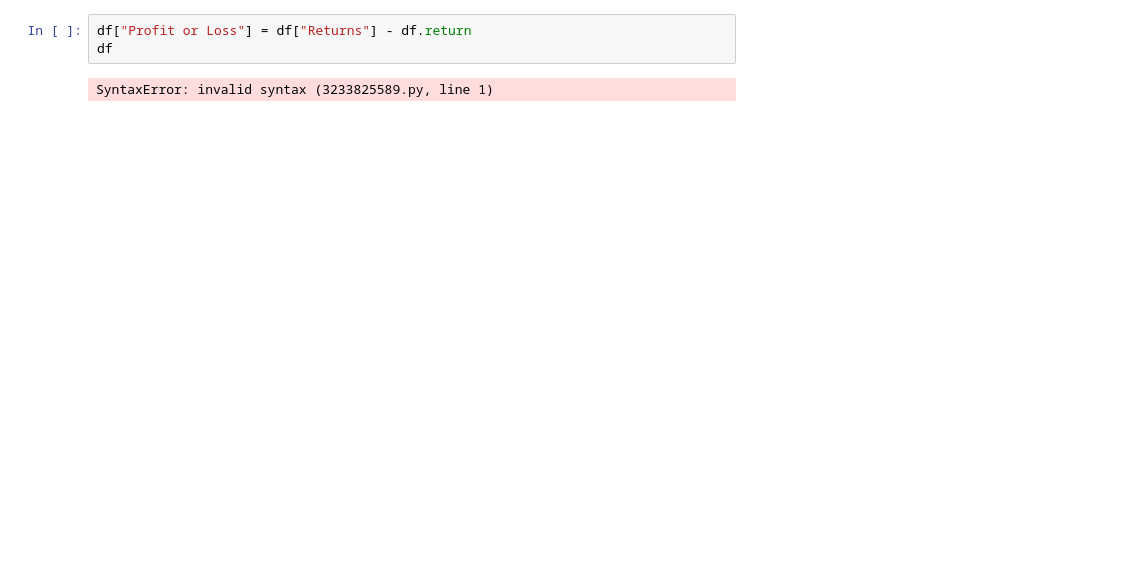
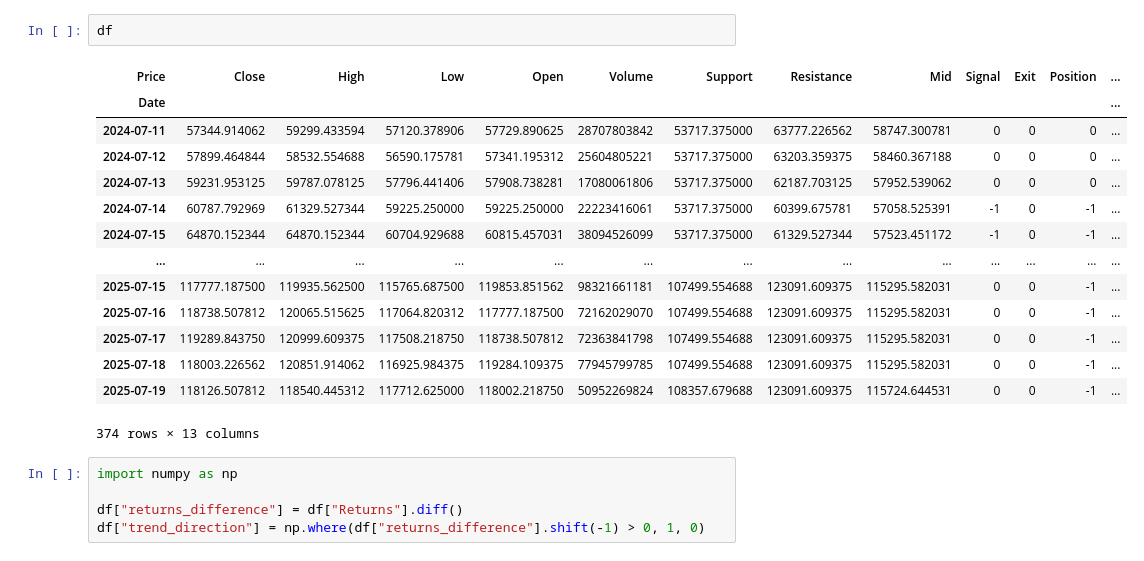
Before and after one commit to tech-ml-quant-luv/Machine-Learning-Engineer-in-Quant, a Jupyter notebook: Projects/mean_reversion.ipynb, the cells around one changed output. Cells and saved outputs as stored; diff of their text form; blank space fills up the shorter version.

Commit message:
direction index added

```diff
--- a/Projects/mean_reversion.ipynb
+++ b/Projects/mean_reversion.ipynb
@@ -105,5 +105,22 @@ if __name__ == "__main__":
 # %%
-df["Profit or Loss"] = df["Returns"] - df.return
 df
 # %% [output]
+| Price | Close | High | Low | Open | Volume | Support | Resistance | Mid | Signal | Exit | Position | ... |
+| Date |  |  |  |  |  |  |  |  |  |  |  | ... |
+| 2024-07-11 | 57344.914062 | 59299.433594 | 57120.378906 | 57729.890625 | 28707803842 | 53717.375000 | 63777.226562 | 58747.300781 | 0 | 0 | 0 | ... |
+| 2024-07-12 | 57899.464844 | 58532.554688 | 56590.175781 | 57341.195312 | 25604805221 | 53717.375000 | 63203.359375 | 58460.367188 | 0 | 0 | 0 | ... |
+| 2024-07-13 | 59231.953125 | 59787.078125 | 57796.441406 | 57908.738281 | 17080061806 | 53717.375000 | 62187.703125 | 57952.539062 | 0 | 0 | 0 | ... |
+| 2024-07-14 | 60787.792969 | 61329.527344 | 59225.250000 | 59225.250000 | 22223416061 | 53717.375000 | 60399.675781 | 57058.525391 | -1 | 0 | -1 | ... |
+| 2024-07-15 | 64870.152344 | 64870.152344 | 60704.929688 | 60815.457031 | 38094526099 | 53717.375000 | 61329.527344 | 57523.451172 | -1 | 0 | -1 | ... |
+| ... | ... | ... | ... | ... | ... | ... | ... | ... | ... | ... | ... | ... |
+| 2025-07-15 | 117777.187500 | 119935.562500 | 115765.687500 | 119853.851562 | 98321661181 | 107499.554688 | 123091.609375 | 115295.582031 | 0 | 0 | -1 | ... |
+| 2025-07-16 | 118738.507812 | 120065.515625 | 117064.820312 | 117777.187500 | 72162029070 | 107499.554688 | 123091.609375 | 115295.582031 | 0 | 0 | -1 | ... |
+| 2025-07-17 | 119289.843750 | 120999.609375 | 117508.218750 | 118738.507812 | 72363841798 | 107499.554688 | 123091.609375 | 115295.582031 | 0 | 0 | -1 | ... |
+| 2025-07-18 | 118003.226562 | 120851.914062 | 116925.984375 | 119284.109375 | 77945799785 | 107499.554688 | 123091.609375 | 115295.582031 | 0 | 0 | -1 | ... |
+| 2025-07-19 | 118126.507812 | 118540.445312 | 117712.625000 | 118002.218750 | 50952269824 | 108357.679688 | 123091.609375 | 115724.644531 | 0 | 0 | -1 | ... |
-SyntaxError: invalid syntax (3233825589.py, line 1)
+374 rows × 13 columns
+# %%
+import numpy as np
+
+df["returns_difference"] = df["Returns"].diff()
+df["trend_direction"] = np.where(df["returns_difference"].shift(-1) > 0, 1, 0)
```
Also changed, not shown: parts of 21 cells of this notebook.
